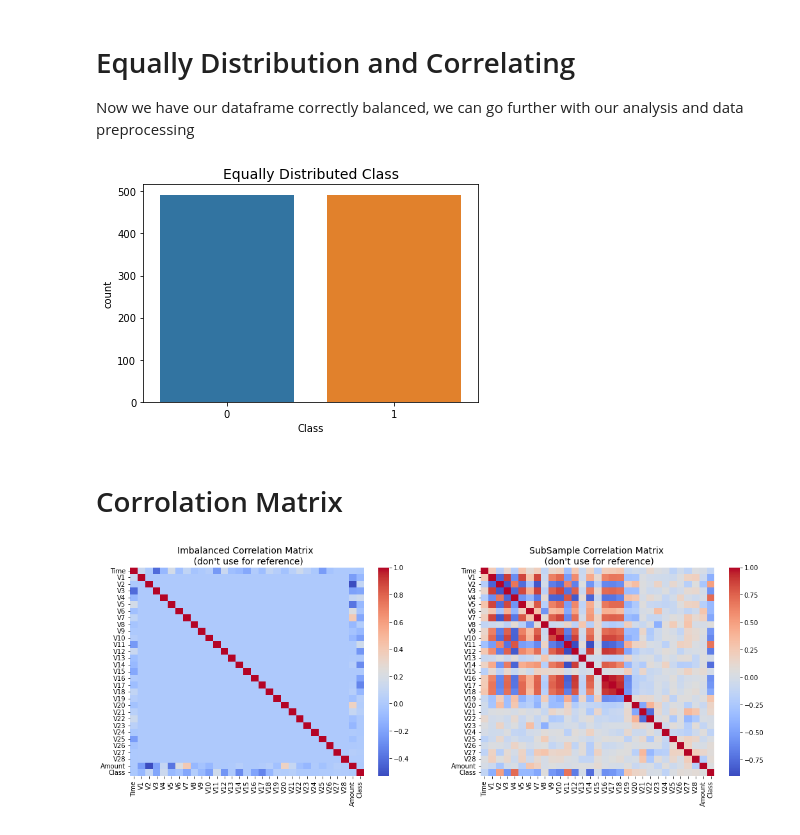
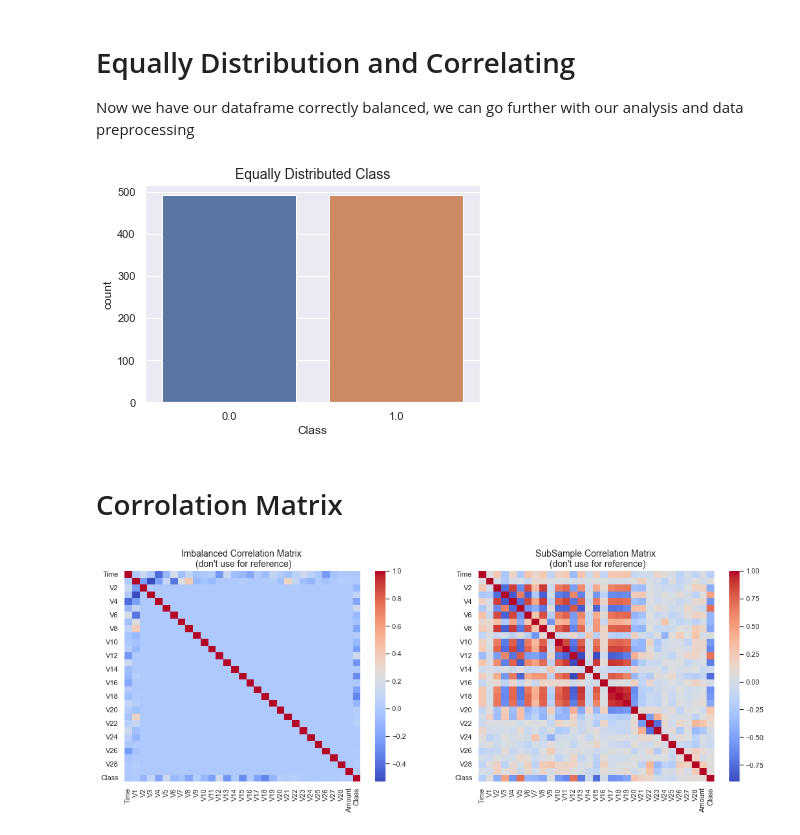
Before and after one commit to andishehtavakoli/Credit_Card_Fraud_Detection, a Jupyter notebook: Credit Fraud Detection.ipynb, the cells around one changed output. Cells and saved outputs as stored; diff of their text form; code cells hidden in the pictures.

```diff
--- a/Credit Fraud Detection.ipynb
+++ b/Credit Fraud Detection.ipynb
@@ -5,6 +5,7 @@ import numpy as np
 import pandas as pd
 import matplotlib.pyplot as plt
 import seaborn as sns
+sns.set(style='darkgrid', font_scale=1)
 
 from sklearn.preprocessing import StandardScaler, RobustScaler
 from sklearn.compose import ColumnTransformer
@@ -192,11 +193,11 @@ normal_distributed_df.head()
 
 Now we have our dataframe correctly balanced, we can go further with our analysis and data preprocessing
 # %%
-sns.countplot('Class', data=new_df)
+sns.countplot(data=new_df, x='Class')
 plt.title('Equally Distributed Class', fontsize=14)
 plt.show()
 # %% [output]
-[figure, old version]
+[figure, new version]
 # %% [markdown]
 # Corrolation Matrix
 # %%
@@ -212,7 +213,7 @@ ax[1].set_title("SubSample Correlation Matrix \n (don't use for reference)", fon
 
 plt.show()
 # %% [output]
-[figure, old version]
+[figure, new version]
 # %%
 # Most Negative Correlation with Class
 new_df.corr()['Class'].sort_values()[:6]
```
Also changed, not shown: parts of 19 cells of this notebook.
